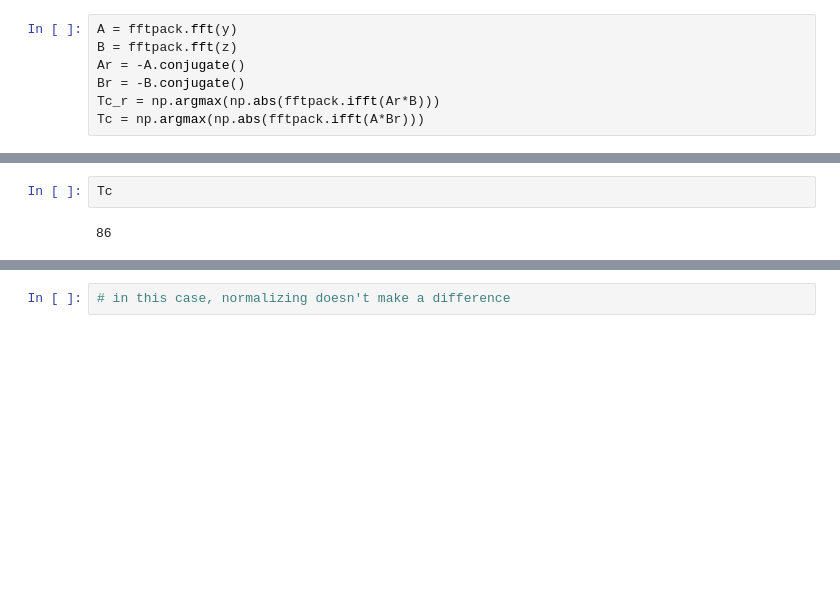
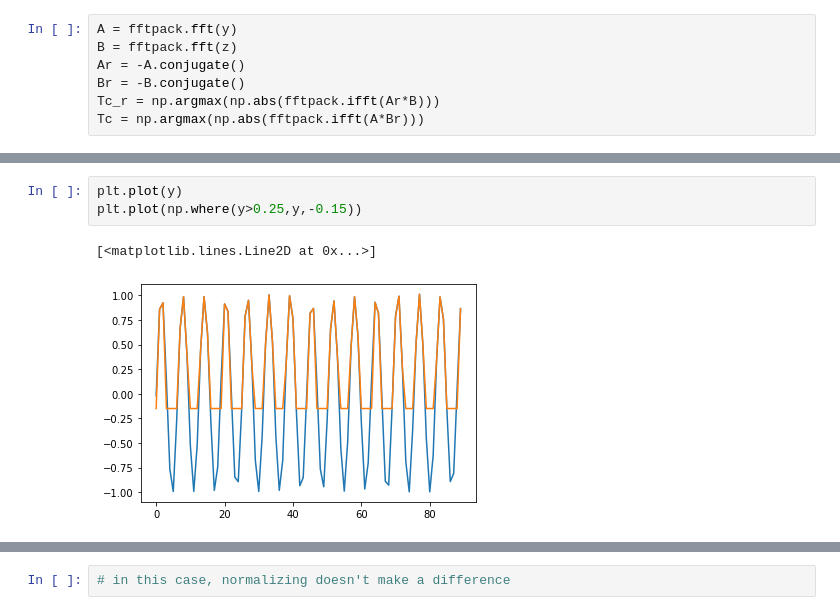
Before and after one commit to kashingtonDC/RespTime, a Jupyter notebook: code/synthetic_example.ipynb, the cells around one changed output, grey strips where cells are left out. Cells and saved outputs as stored; diff of their text form; blank space fills up the shorter version.

```diff
--- a/code/synthetic_example.ipynb
+++ b/code/synthetic_example.ipynb
@@ -29,5 +30,7 @@ plt.plot(x,z)
 # %%
-Tc
+plt.plot(y)
+plt.plot(np.where(y>0.25,y,-0.15))
 # %% [output]
-86
+[<matplotlib.lines.Line2D at 0x...>]
+[figure, added]
 # %%
```
Also changed, not shown: parts of 10 cells of this notebook.
